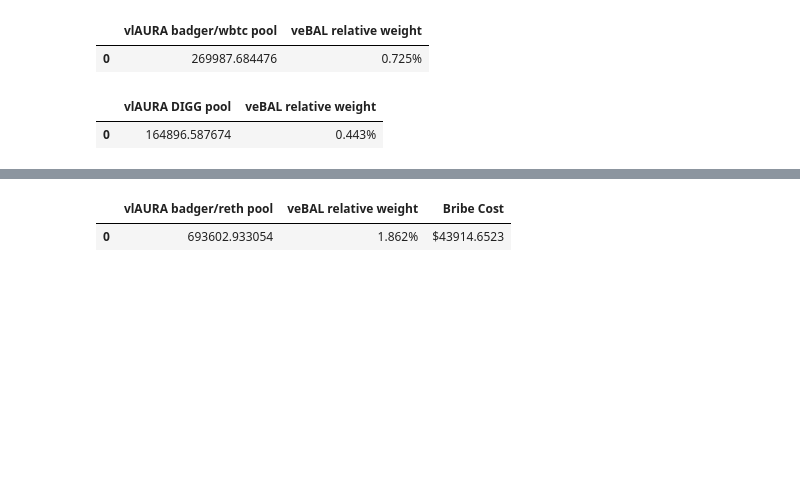
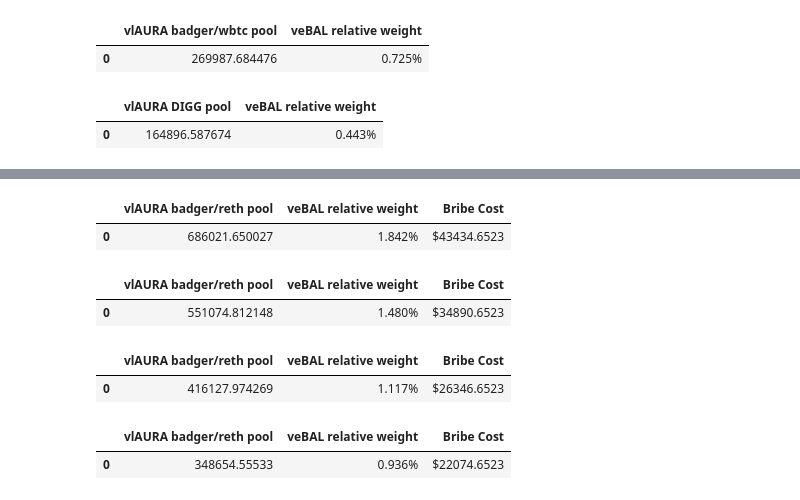
Before and after one commit to petrovska-petro/bribe_notebook, a Jupyter notebook: notebook/bribes_round12.ipynb, the cells around one changed output, grey strips where cells are left out. Drawn from its saved outputs; the diff is of its cells as text; code cells hidden in the pictures; blank space fills up the shorter version.

```diff
--- a/notebook/bribes_round12.ipynb
+++ b/notebook/bribes_round12.ipynb
@@ -149,17 +152,41 @@ df_bribes_allocation
 # %%
 # badger/reth prediction for vebal relative weight given the bribe
 # NOTE: add in case the rocket confirms co-incentive -> bribe_for_reth_badger_from_rocket * rpl_price
-bribe_badgereth_usd = bribe_for_reth_badger * badger_price + bribe_for_reth_badger_core
-vlAURA_votes_bought = bribe_badgereth_usd / cost_per_vote_after_fee
-pct_controlled_aura_by_bribing_badger_reth = vlAURA_votes_bought / aura_voting_actively_last_round
-vebal_expected_relative_weight_badger_reth = pct_controlled_aura_by_bribing_badger_reth * pct_aura_vebal_controlled
-data = [[vlAURA_votes_bought, pct_format(vebal_expected_relative_weight_badger_reth), dollar_format(bribe_badgereth_usd)]]
-headers = ["vlAURA badger/reth pool", "veBAL relative weight", "Bribe Cost"]
-df_bribe_breakdown_badgereth = pd.DataFrame(data, columns=headers)
-df_bribe_breakdown_badgereth
+df_bribe_per_amt_breakdown_badgereth = []
+vebal_expected_relative_weight_badger_reth_per_amt = []
+for idx, usd_bribe in enumerate(viable_bribes_amts_usd):
+    bribe_badgereth_usd =  usd_bribe + bribe_for_reth_badger_core
+    vlAURA_votes_bought = bribe_badgereth_usd / cost_per_vote_after_fee
+    pct_controlled_aura_by_bribing_badger_reth = vlAURA_votes_bought / aura_voting_actively_last_round
+    vebal_expected_relative_weight_badger_reth = pct_controlled_aura_by_bribing_badger_reth * pct_aura_vebal_controlled
+    vebal_expected_relative_weight_badger_reth_per_amt.append(vebal_expected_relative_weight_badger_reth)
+    data = [[vlAURA_votes_bought, pct_format(vebal_expected_relative_weight_badger_reth), dollar_format(bribe_badgereth_usd)]]
+    headers = ["vlAURA badger/reth pool", "veBAL relative weight", "Bribe Cost"]
+    df_bribe_per_amt_breakdown_badgereth.append(pd.DataFrame(data, columns=headers))
-# %% [output]
-|  | vlAURA badger/reth pool | veBAL relative weight | Bribe Cost |
-| 0 | 693602.933054 | 1.862% | $43914.6523 |
+# %%
+# 100% budget
+df_bribe_per_amt_breakdown_badgereth[0]
+# %% [output]
+|  | vlAURA badger/reth pool | veBAL relative weight | Bribe Cost |
+| 0 | 686021.650027 | 1.842% | $43434.6523 |
+# %%
+# 80% budget
+df_bribe_per_amt_breakdown_badgereth[1]
+# %% [output]
+|  | vlAURA badger/reth pool | veBAL relative weight | Bribe Cost |
+| 0 | 551074.812148 | 1.480% | $34890.6523 |
+# %%
+# 60% budget
+df_bribe_per_amt_breakdown_badgereth[2]
+# %% [output]
+|  | vlAURA badger/reth pool | veBAL relative weight | Bribe Cost |
+| 0 | 416127.974269 | 1.117% | $26346.6523 |
+# %%
+# 50% budget
+df_bribe_per_amt_breakdown_badgereth[3]
+# %% [output]
+|  | vlAURA badger/reth pool | veBAL relative weight | Bribe Cost |
+| 0 | 348654.55533 | 0.936% | $22074.6523 |
 # %%
 # treasury expected earnings bi-weekly expectation in BADGER/WBTC pool
 tvl_badger = get_tvl_balancer_badger_pool()
```
Also changed, not shown: parts of 11 cells of this notebook.
